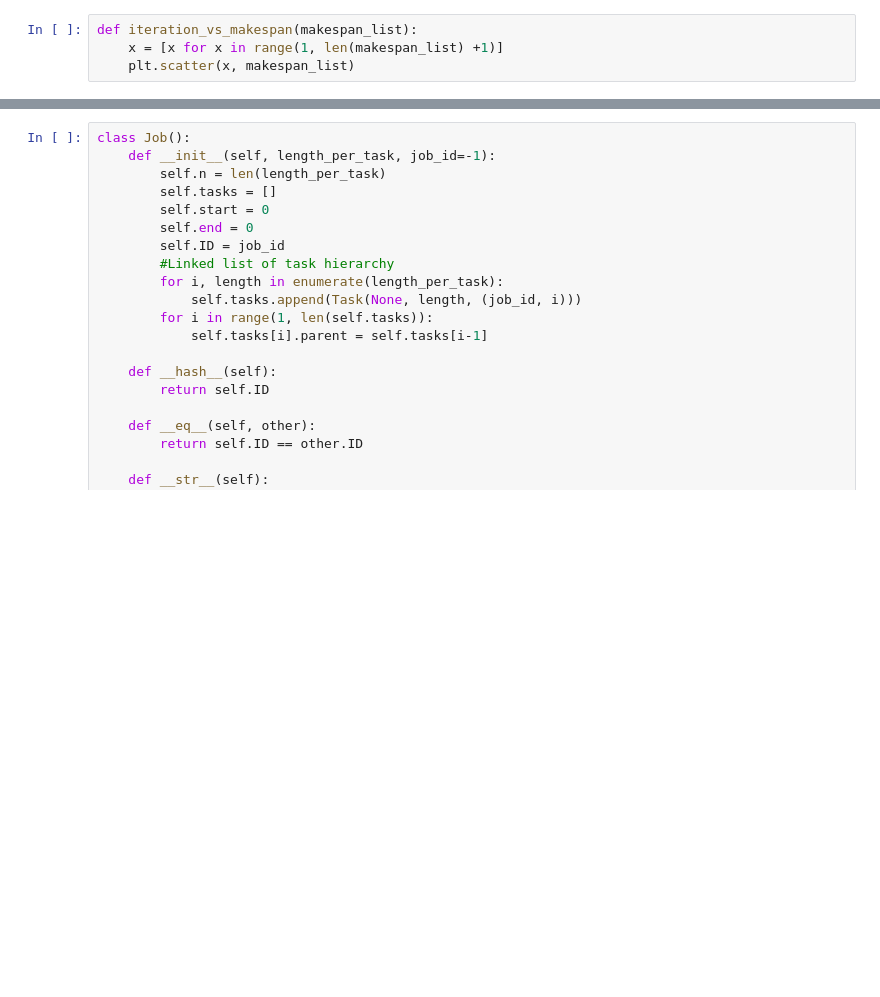
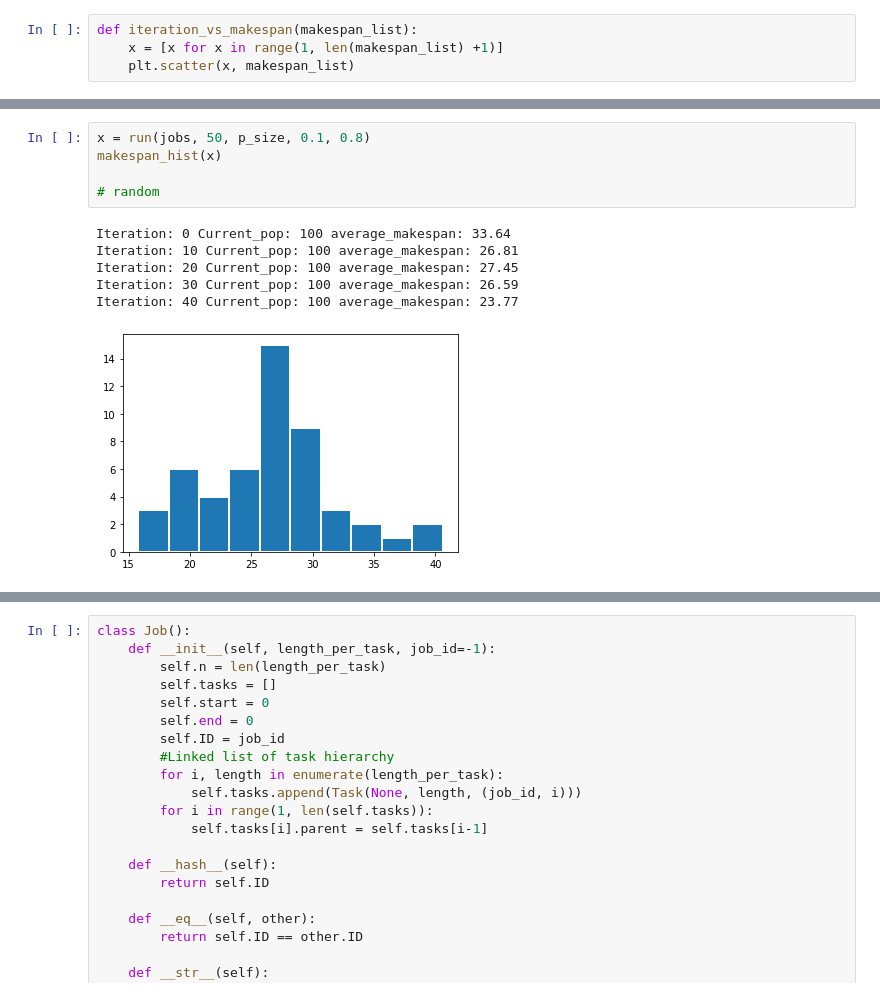
Before and after one commit to TedGraveson/GA-scheduling, a Jupyter notebook: Scheduling with Genetic Algorithms.ipynb, the cells around one changed output, grey strips where cells are left out. Saved outputs shown, nothing was run; the diff lists cells and outputs as text; blank space fills up the shorter version.

```diff
--- a/Scheduling with Genetic Algorithms.ipynb
+++ b/Scheduling with Genetic Algorithms.ipynb
@@ -225,0 +211,12 @@ class GA():
+# %%
+x = run(jobs, 50, p_size, 0.1, 0.8)
+makespan_hist(x)
+
+# random
+# %% [output]
+Iteration: 0 Current_pop: 100 average_makespan: 33.64
+Iteration: 10 Current_pop: 100 average_makespan: 26.81
+Iteration: 20 Current_pop: 100 average_makespan: 27.45
+Iteration: 30 Current_pop: 100 average_makespan: 26.59
+Iteration: 40 Current_pop: 100 average_makespan: 23.77
+[figure, added]
```
Also changed, not shown: parts of 16 cells of this notebook, 1 other file.
